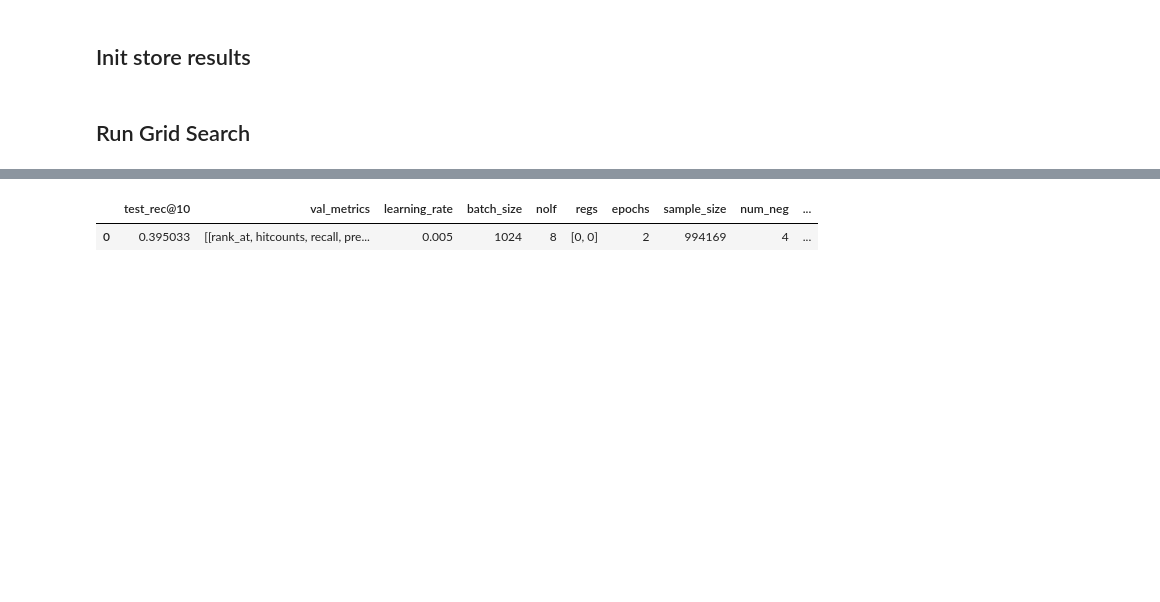
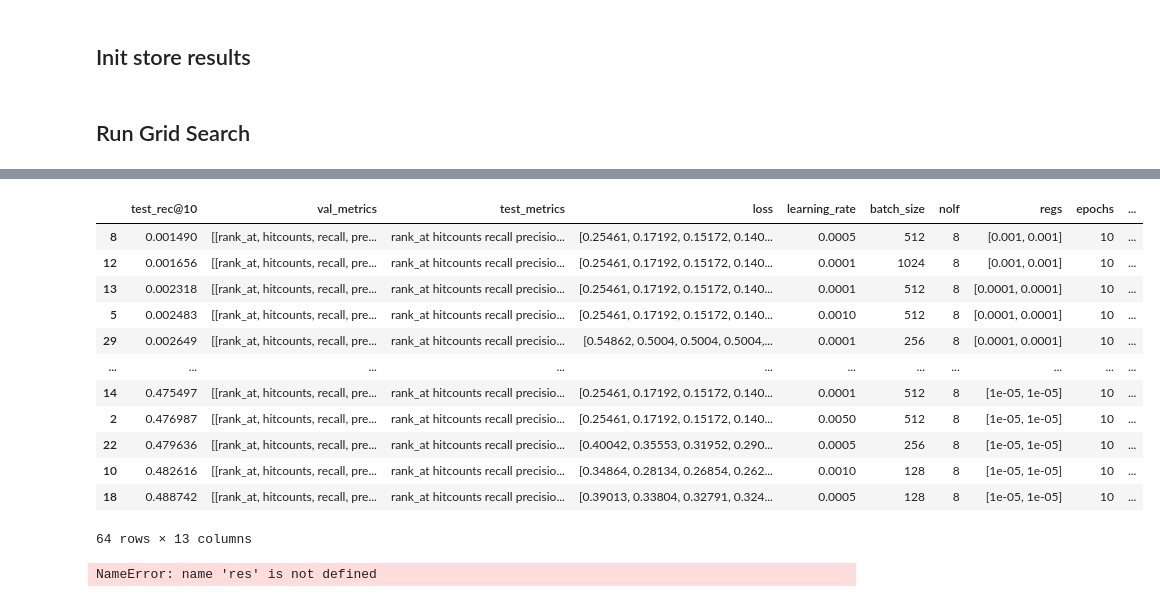
Before and after one commit to ROpdam/recommender_comparison, a Jupyter notebook: NCF_GS.ipynb, the cells around one changed output, grey strips where cells are left out. Cells and saved outputs as stored; diff of their text form; code cells hidden in the pictures; blank space fills up the shorter version.

```diff
--- a/NCF_GS.ipynb
+++ b/NCF_GS.ipynb
@@ -344,5 +417,20 @@ TypeError: unhashable type: 'dict'
 # %%
-pd.read_pickle(store_path + gs_result_name)
+pd.read_pickle(store_path + 'all_GMF_GS')
 # %% [output]
-|  | test_rec@10 | val_metrics | learning_rate | batch_size | nolf | regs | epochs | sample_size | num_neg | ... |
-| 0 | 0.395033 | [[rank_at, hitcounts, recall, pre... | 0.005 | 1024 | 8 | [0, 0] | 2 | 994169 | 4 | ... |
+|  | test_rec@10 | val_metrics | test_metrics | loss | learning_rate | batch_size | nolf | regs | epochs | ... |
+| 8 | 0.001490 | [[rank_at, hitcounts, recall, pre... | rank_at hitcounts recall precisio... | [0.25461, 0.17192, 0.15172, 0.140... | 0.0005 | 512 | 8 | [0.001, 0.001] | 10 | ... |
+| 12 | 0.001656 | [[rank_at, hitcounts, recall, pre... | rank_at hitcounts recall precisio... | [0.25461, 0.17192, 0.15172, 0.140... | 0.0001 | 1024 | 8 | [0.001, 0.001] | 10 | ... |
+| 13 | 0.002318 | [[rank_at, hitcounts, recall, pre... | rank_at hitcounts recall precisio... | [0.25461, 0.17192, 0.15172, 0.140... | 0.0001 | 512 | 8 | [0.0001, 0.0001] | 10 | ... |
+| 5 | 0.002483 | [[rank_at, hitcounts, recall, pre... | rank_at hitcounts recall precisio... | [0.25461, 0.17192, 0.15172, 0.140... | 0.0010 | 512 | 8 | [0.0001, 0.0001] | 10 | ... |
+| 29 | 0.002649 | [[rank_at, hitcounts, recall, pre... | rank_at hitcounts recall precisio... | [0.54862, 0.5004, 0.5004, 0.5004,... | 0.0001 | 256 | 8 | [0.0001, 0.0001] | 10 | ... |
+| ... | ... | ... | ... | ... | ... | ... | ... | ... | ... | ... |
+| 14 | 0.475497 | [[rank_at, hitcounts, recall, pre... | rank_at hitcounts recall precisio... | [0.25461, 0.17192, 0.15172, 0.140... | 0.0001 | 512 | 8 | [1e-05, 1e-05] | 10 | ... |
+| 2 | 0.476987 | [[rank_at, hitcounts, recall, pre... | rank_at hitcounts recall precisio... | [0.25461, 0.17192, 0.15172, 0.140... | 0.0050 | 512 | 8 | [1e-05, 1e-05] | 10 | ... |
+| 22 | 0.479636 | [[rank_at, hitcounts, recall, pre... | rank_at hitcounts recall precisio... | [0.40042, 0.35553, 0.31952, 0.290... | 0.0005 | 256 | 8 | [1e-05, 1e-05] | 10 | ... |
+| 10 | 0.482616 | [[rank_at, hitcounts, recall, pre... | rank_at hitcounts recall precisio... | [0.34864, 0.28134, 0.26854, 0.262... | 0.0010 | 128 | 8 | [1e-05, 1e-05] | 10 | ... |
+| 18 | 0.488742 | [[rank_at, hitcounts, recall, pre... | rank_at hitcounts recall precisio... | [0.39013, 0.33804, 0.32791, 0.324... | 0.0005 | 128 | 8 | [1e-05, 1e-05] | 10 | ... |
+64 rows × 13 columns
+# %%
+res.sort_values('test_rec@10')[-2:-1]
+# %% [output]
+NameError: name 'res' is not defined
```
Also changed, not shown: parts of 22 cells of this notebook, 3 other files.
